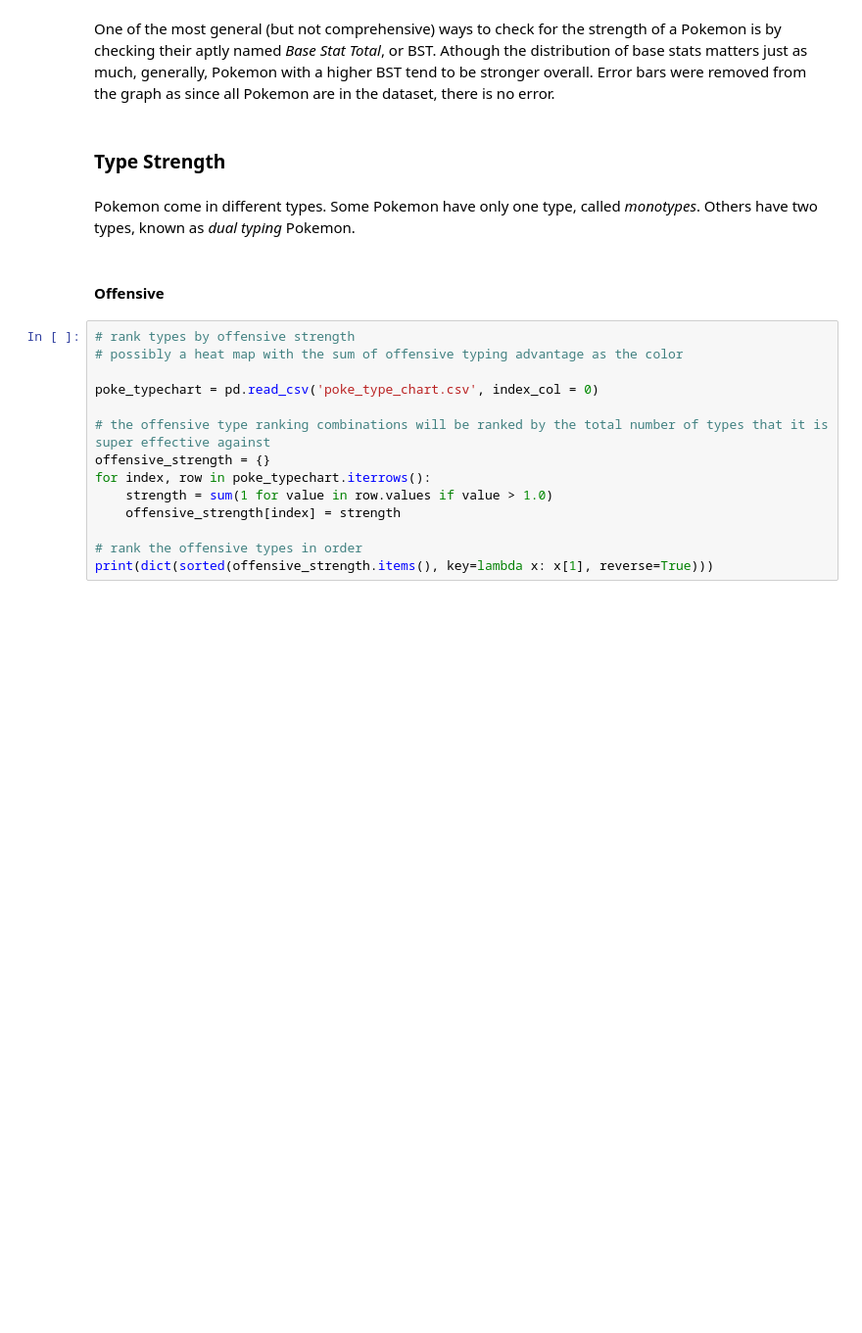
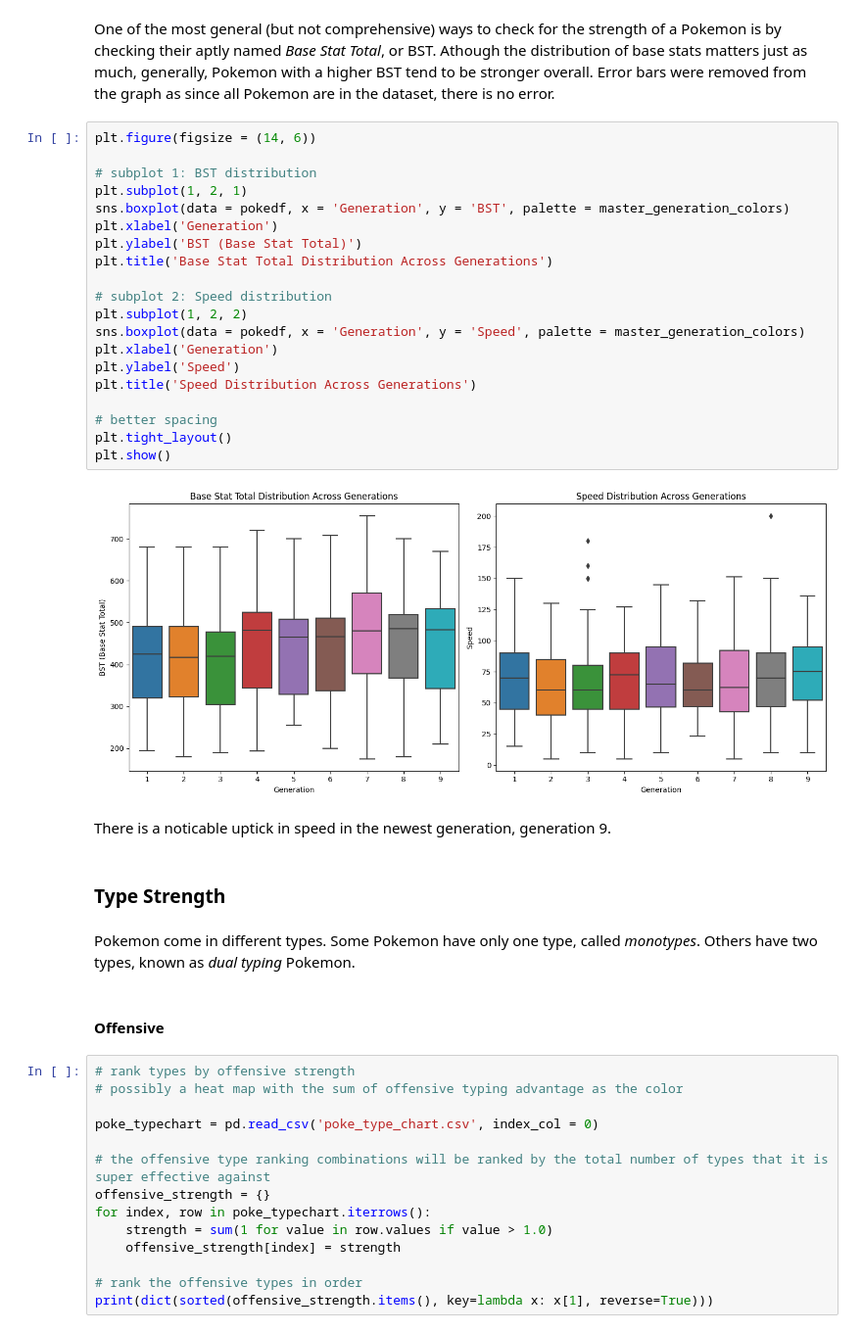
Before and after one commit to AryanSunkersett/Pokemon-Powercreep-EDA, a Jupyter notebook: pokemon-powercreep-eda.ipynb, the cells around one changed output. Shown at 98% size. Saved outputs shown, nothing was run; the diff lists cells and outputs as text; blank space fills up the shorter version.

```diff
--- a/pokemon-powercreep-eda.ipynb
+++ b/pokemon-powercreep-eda.ipynb
@@ -353,5 +362,29 @@ plt.show()
 # %% [markdown]
 One of the most general (but not comprehensive) ways to check for the strength of a Pokemon is by checking their aptly named *Base Stat Total*, or BST. Athough the distribution of base stats matters just as much, generally, Pokemon with a higher BST tend to be stronger overall. Error bars were removed from the graph as since all Pokemon are in the dataset, there is no error.
+# %%
+plt.figure(figsize = (14, 6))
+
+# subplot 1: BST distribution
+plt.subplot(1, 2, 1)
+sns.boxplot(data = pokedf, x = 'Generation', y = 'BST', palette = master_generation_colors)
+plt.xlabel('Generation')
+plt.ylabel('BST (Base Stat Total)')
+plt.title('Base Stat Total Distribution Across Generations')
+
+# subplot 2: Speed distribution
+plt.subplot(1, 2, 2)
+sns.boxplot(data = pokedf, x = 'Generation', y = 'Speed', palette = master_generation_colors)
+plt.xlabel('Generation')
+plt.ylabel('Speed')
+plt.title('Speed Distribution Across Generations')
+
+# better spacing
+plt.tight_layout()
+plt.show()
+# %% [output]
+[figure, added]
+# %% [markdown]
+There is a noticable uptick in speed in the newest generation, generation 9.
 # %% [markdown]
 ### **Type Strength**
 # %% [markdown]
```
Also changed, not shown: parts of 12 cells of this notebook.
